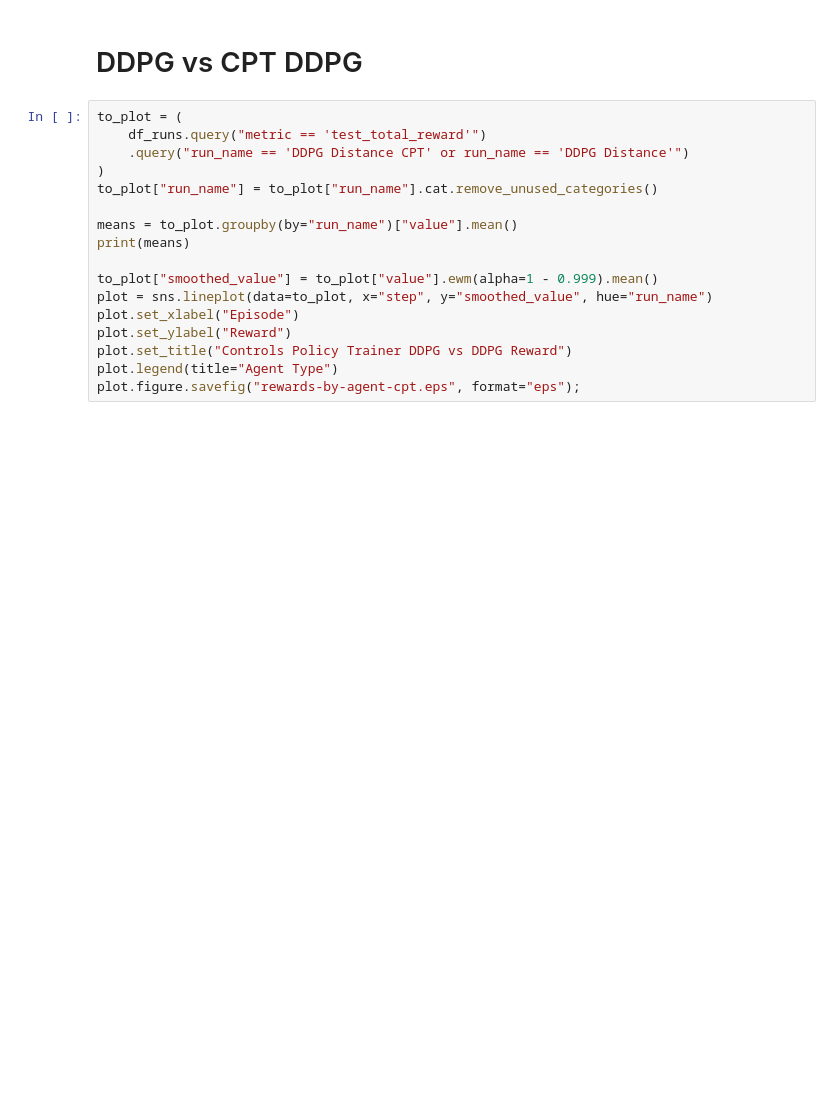
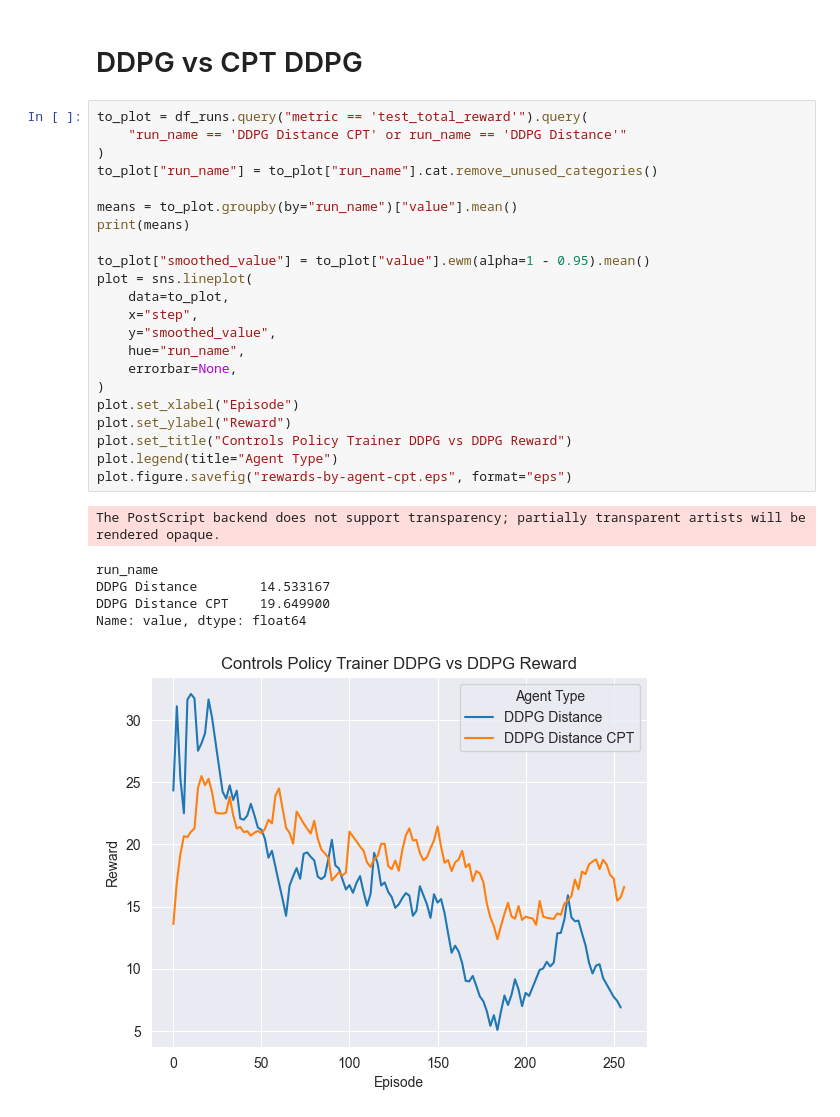
Before and after one commit to TheMikeste1/CS6640-Waterworld, a Jupyter notebook: graphs_for_paper.ipynb, the cells around one changed output. Saved outputs shown, nothing was run; the diff lists cells and outputs as text; blank space fills up the shorter version.

```diff
--- a/graphs_for_paper.ipynb
+++ b/graphs_for_paper.ipynb
@@ -138,22 +220,34 @@ for type_ in to_plot["agent_type"].unique():
 # %% [markdown]
 # DDPG vs CPT DDPG
 # %%
-to_plot = (
-    df_runs.query("metric == 'test_total_reward'")
-    .query("run_name == 'DDPG Distance CPT' or run_name == 'DDPG Distance'")
+to_plot = df_runs.query("metric == 'test_total_reward'").query(
+    "run_name == 'DDPG Distance CPT' or run_name == 'DDPG Distance'"
 )
 to_plot["run_name"] = to_plot["run_name"].cat.remove_unused_categories()
 
 means = to_plot.groupby(by="run_name")["value"].mean()
 print(means)
 
-to_plot["smoothed_value"] = to_plot["value"].ewm(alpha=1 - 0.999).mean()
-plot = sns.lineplot(data=to_plot, x="step", y="smoothed_value", hue="run_name")
+to_plot["smoothed_value"] = to_plot["value"].ewm(alpha=1 - 0.95).mean()
+plot = sns.lineplot(
+    data=to_plot,
+    x="step",
+    y="smoothed_value",
+    hue="run_name",
+    errorbar=None,
+)
 plot.set_xlabel("Episode")
 plot.set_ylabel("Reward")
 plot.set_title("Controls Policy Trainer DDPG vs DDPG Reward")
 plot.legend(title="Agent Type")
-plot.figure.savefig("rewards-by-agent-cpt.eps", format="eps");
+plot.figure.savefig("rewards-by-agent-cpt.eps", format="eps")
+# %% [output]
+The PostScript backend does not support transparency; partially transparent artists will be rendered opaque.
+run_name
+DDPG Distance        14.533167
+DDPG Distance CPT    19.649900
+Name: value, dtype: float64
+[figure, added]
 # %%
 to_plot = (
     df_runs.query("metric == 'actor_loss'")
```
Also changed, not shown: parts of 8 cells of this notebook.
